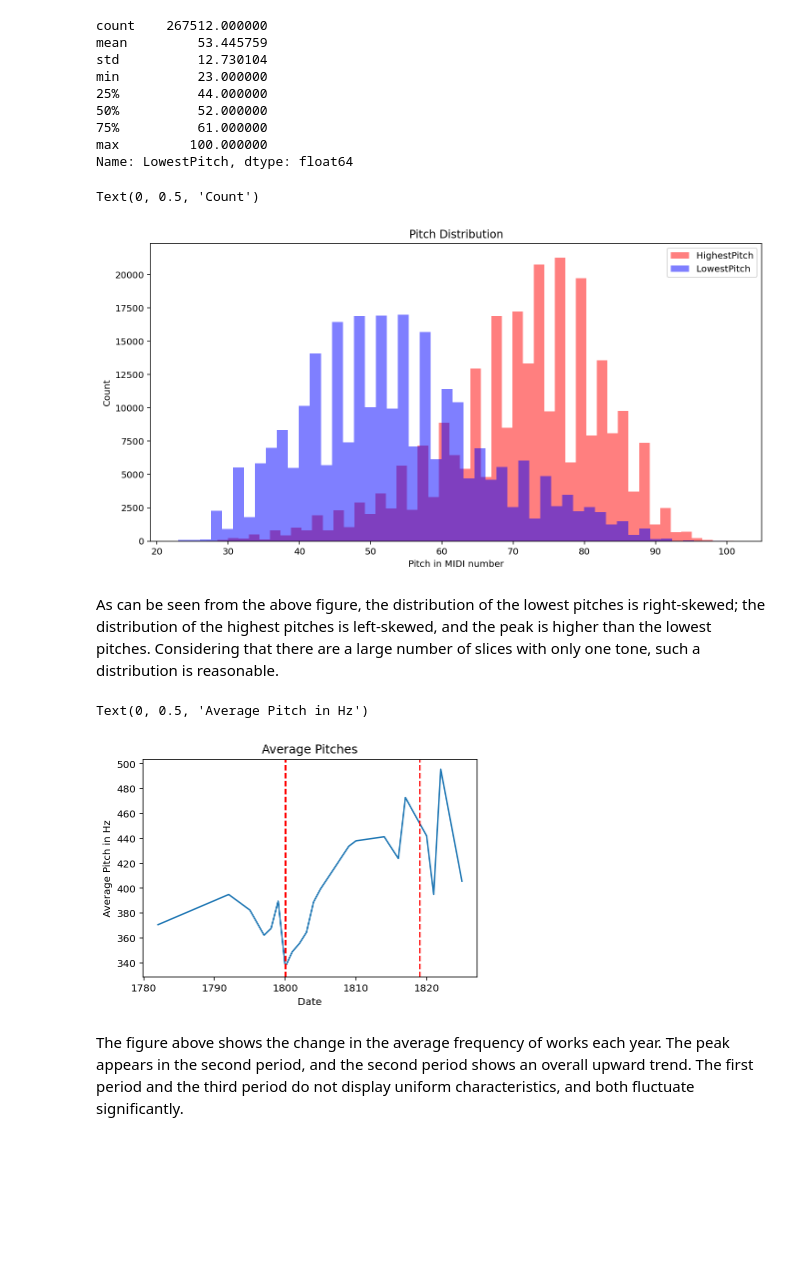
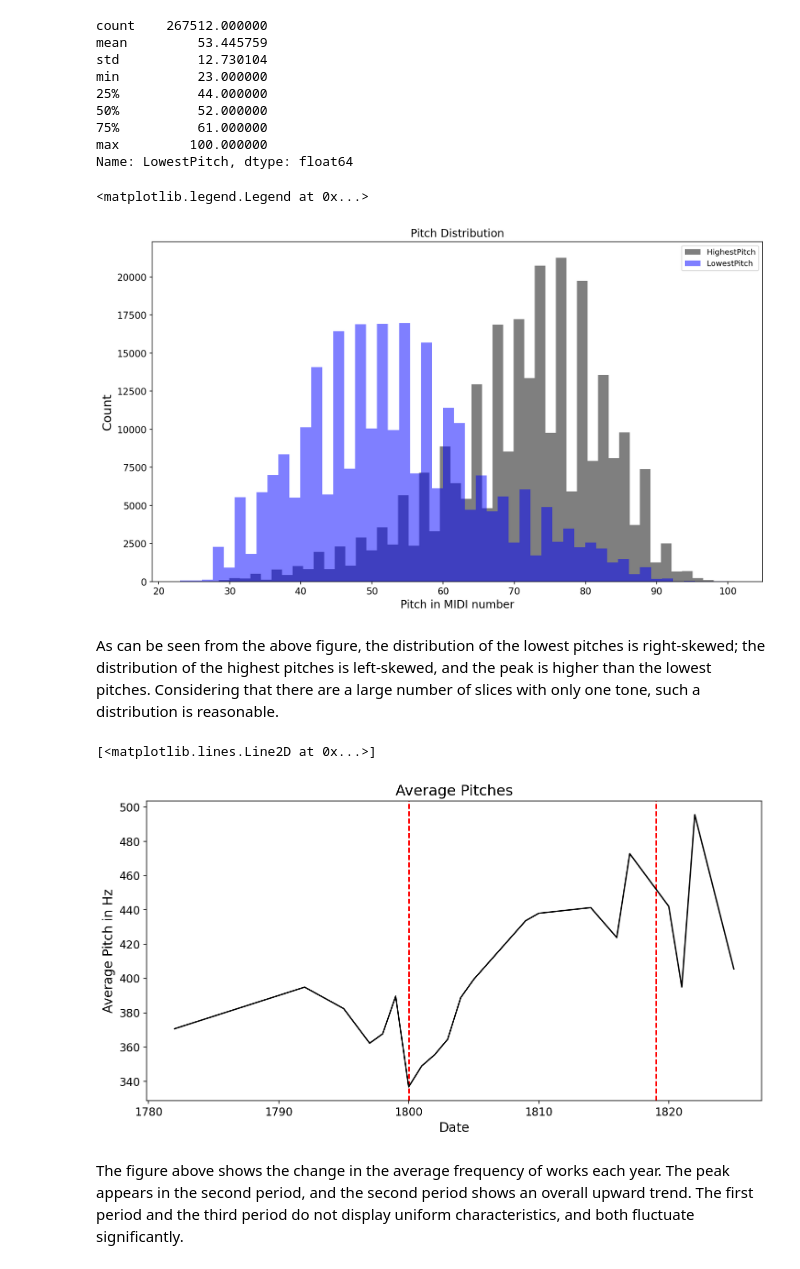
Before and after one commit to neilgogogo/digital_musicology, a Jupyter notebook: milestone3.ipynb, the cells around one changed output. Drawn from its saved outputs; the diff is of its cells as text; code cells hidden in the pictures; blank space fills up the shorter version.

```diff
--- a/milestone3.ipynb
+++ b/milestone3.ipynb
@@ -208,16 +225,18 @@ min          23.000000
 max         100.000000
 Name: LowestPitch, dtype: float64
 # %%
-plt.figure(figsize=(12, 6))
-plt.hist(pitch_df['HighestPitch'], bins=50, color='red', alpha=0.5, label='HighestPitch')
+plt.figure(figsize=(14, 8))
+plt.title('Pitch Distribution', size=14)
+plt.xlabel('Pitch in MIDI number', size=14)
+plt.ylabel('Count', size=16)
+plt.xticks(size=12)
+plt.yticks(size=12)
+plt.hist(pitch_df['HighestPitch'], bins=50, color='black', alpha=0.5, label='HighestPitch')
 plt.hist(pitch_df['LowestPitch'], bins=50, color='blue', alpha=0.5, label='LowestPitch')
-plt.title('Pitch Distribution')
 plt.legend()
-plt.xlabel('Pitch in MIDI number')
-plt.ylabel('Count')
 # %% [output]
-Text(0, 0.5, 'Count')
+<matplotlib.legend.Legend at 0x...>
-[figure, old version]
+[figure, new version]
 # %% [markdown]
 As can be seen from the above figure, the distribution of the lowest pitches is right-skewed; the distribution of the highest pitches is left-skewed, and the peak is higher than the lowest pitches. Considering that there are a large number of slices with only one tone, such a distribution is reasonable.
 # %%
@@ -250,15 +269,18 @@ for year in year_list:
             freq_count += 1
     avg_freq.append(freq_sum / freq_count)
 # %%
-plt.plot(year_list, avg_freq)
+plt.figure(figsize=(12, 6))
 plt.axvline(1800, color='red', ls='--')
 plt.axvline(1819, color='red', ls='--')
-plt.title('Average Pitches')
-plt.xlabel('Date')
-plt.ylabel('Average Pitch in Hz')
+plt.title('Average Pitches', size=16)
+plt.xlabel('Date', size=14)
+plt.ylabel('Average Pitch in Hz', size=14)
+plt.xticks(size=12)
+plt.yticks(size=12)
+plt.plot(year_list, avg_freq, color='k')
 # %% [output]
-Text(0, 0.5, 'Average Pitch in Hz')
+[<matplotlib.lines.Line2D at 0x...>]
-[figure, old version]
+[figure, new version]
 # %% [markdown]
 The figure above shows the change in the average frequency of works each year. The peak appears in the second period, and the second period shows an overall upward trend. The first period and the third period do not display uniform characteristics, and both fluctuate significantly.
 # %%
```
Also changed, not shown: parts of 38 cells of this notebook.
